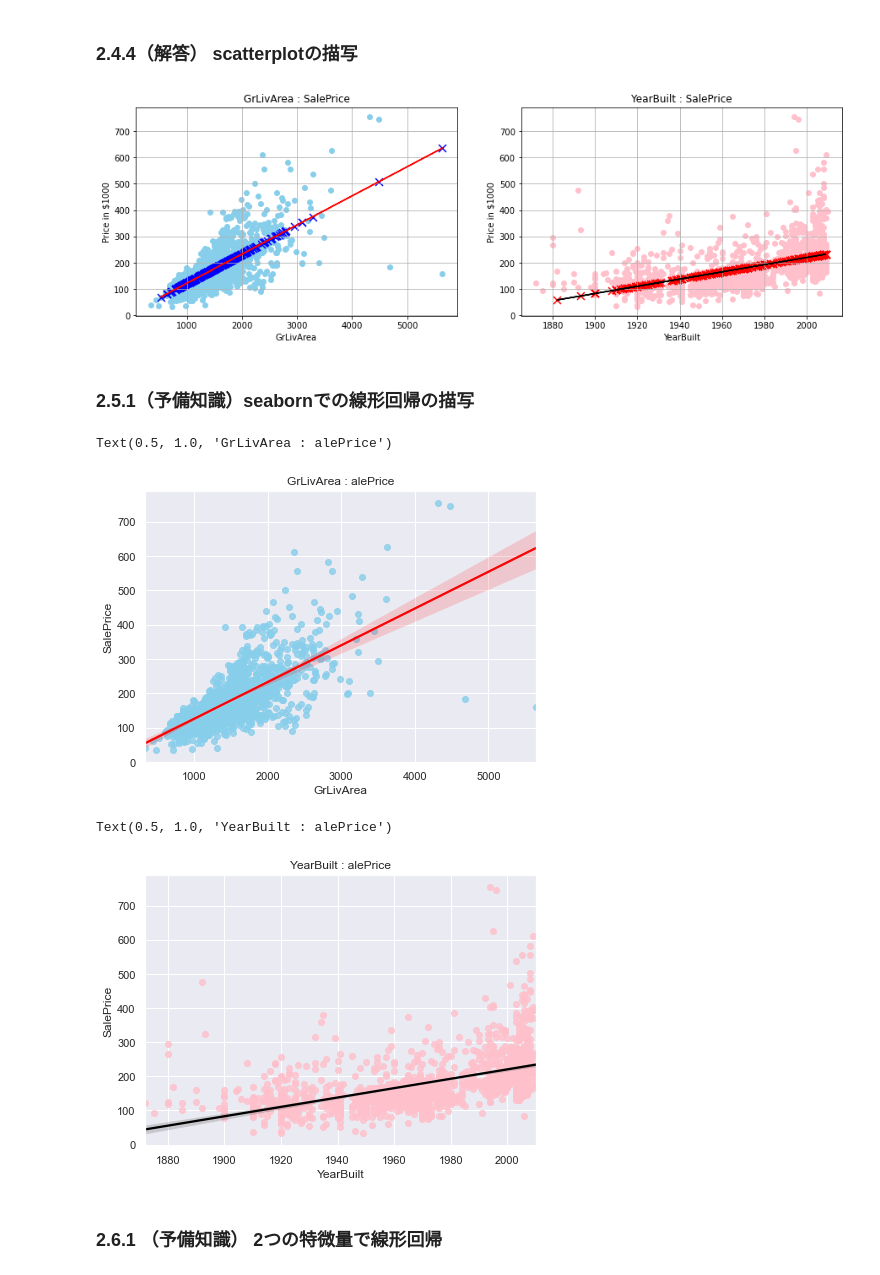
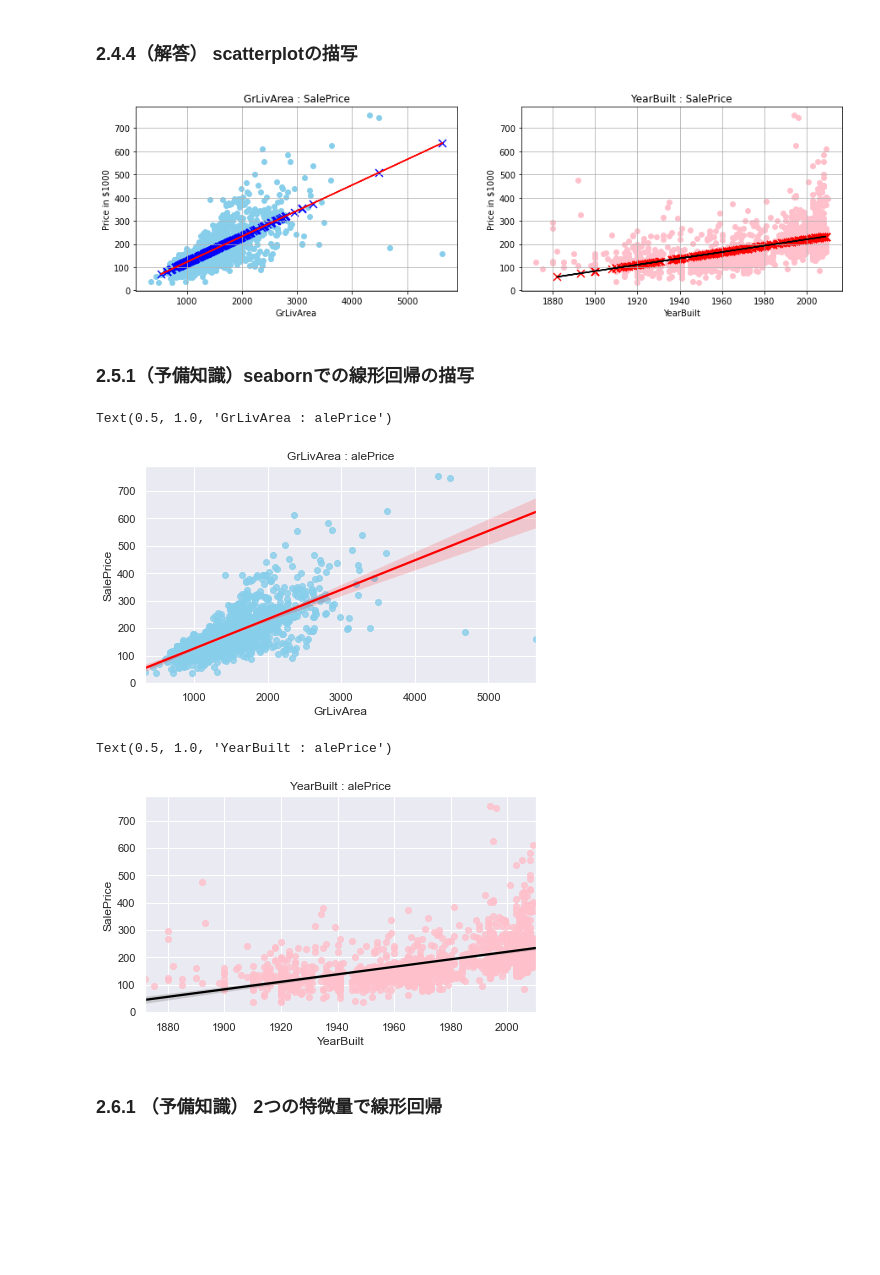
Before and after one commit to T-Sawao/diveintocode-ml, a Jupyter notebook: week4-session2.ipynb, the cells around one changed output. Drawn from its saved outputs; the diff is of its cells as text; code cells hidden in the pictures; blank space fills up the shorter version.

```diff
--- a/week4-session2.ipynb
+++ b/week4-session2.ipynb
@@ -193,7 +193,7 @@ GrLivArea_test = x_test[:,[0]]
 YearBuilt_train = x_train[:,[1]]
 YearBuilt_test = x_test[:,[1]]
 
-def senkeikaiki(x1, x, y = y_train, model= LinearRegression()):
+def senkeikaiki(x1, x, y, model = LinearRegression()):
 
     # 学習
     model = model.fit(x,y)
@@ -263,22 +263,18 @@ r2    : 0.27
 ### 2.4.3（予備知識） 線形モデルの確認
 # %%
 # GrLivArea線形モデル
-lr_plot = LinearRegression()
-X = GrLivArea_test  # 説明変数（Numpyの配列）
-Y = gla_a           # 目的変数（Numpyの配列）
-lr_plot.fit(X, Y)        # 線形モデルの重みを学習
+g_plot = LinearRegression()
+g_plot.fit(GrLivArea_test, gla_total)  # 線形モデルの重みを学習
 
-print('coefficient = ', lr_plot.coef_[0]) # 説明変数の係数を出力
-print('intercept = ', lr_plot.intercept_) # 切片を出力
+print('coefficient = ', g_plot.coef_[0]) # 説明変数の係数を出力
+print('intercept = ', g_plot.intercept_) # 切片を出力
 
 # YearBuilt線形モデル
-lr1_plot = LinearRegression()
-X1 = YearBuilt_test  # 説明変数（Numpyの配列）
-Y1 = yb_a           # 目的変数（Numpyの配列）
-lr1_plot.fit(X1, Y1)        # 線形モデルの重みを学習
+y_plot = LinearRegression()
+y_plot.fit(YearBuilt_test, yb_total)  # 線形モデルの重みを学習
 
-print('coefficient = ', lr1_plot.coef_[0]) # 説明変数の係数を出力
-print('intercept = ', lr1_plot.intercept_) # 切片を出力
+print('coefficient = ', y_plot.coef_[0]) # 説明変数の係数を出力
+print('intercept = ', y_plot.intercept_) # 切片を出力
 # %% [output]
 coefficient =  [110.42073095]
 intercept =  [12764.36075362]
@@ -287,50 +283,49 @@ intercept =  [-2517567.32153814]
 # %% [markdown]
 ### 2.4.4（解答） scatterplotの描写
 # %%
-fig = plt.figure(figsize=(15, 10))
+fig = plt.figure(figsize=(15, 4))
 
-ax1 = fig.add_subplot(2, 2, 1)
-ax2 = fig.add_subplot(2, 2, 2)
+ax1 = fig.add_subplot(1, 2, 1)
+ax2 = fig.add_subplot(1, 2, 2)
 
-ax1.scatter(X_data['GrLivArea'], Y_data/1000, color="skyblue")
-ax1.scatter(GrLivArea_test, gla_a/1000, color="blue", marker="x", s=80) # 線形回帰の検証データを出力
-ax1.plot(X, lr_plot.predict(X)/1000, color = 'red') # 回帰直線をプロット
+ax1.scatter(X_DATA['GrLivArea'], Y_DATA/1000, color="skyblue")
+ax1.scatter(GrLivArea_test, gla_total/1000, color="blue", marker="x", s=80) # 線形回帰の検証データを出力
+ax1.plot(GrLivArea_test, g_plot.predict(GrLivArea_test)/1000, color = 'red') # 回帰直線をプロット
 ax1.set_title("GrLivArea : SalePrice")
 ax1.set_xlabel("GrLivArea")
 ax1.set_ylabel("Price in $1000")
 ax1.grid(True)
 
-ax2.scatter(X_data["YearBuilt"], Y_data/1000, color="pink")
-ax2.scatter(YearBuilt_test, yb_a/1000, color="red", marker="x", s=80) # 線形回帰の検証データを出力
-ax2.plot(X1, lr1_plot.predict(X1)/1000, color = 'black') # 回帰直線をプロット
+ax2.scatter(X_DATA["YearBuilt"], Y_DATA/1000, color="pink")
+ax2.scatter(YearBuilt_test, yb_total/1000, color="red", marker="x", s=80) # 線形回帰の検証データを出力
+ax2.plot(YearBuilt_test, y_plot.predict(YearBuilt_test)/1000, color = 'black') # 回帰直線をプロット
 ax2.set_title("YearBuilt : SalePrice")
 ax2.set_xlabel("YearBuilt")
 ax2.set_ylabel("Price in $1000")
-
 ax2.grid(True)
 # %% [output]
-[figure, old version]
+[figure, new version]
 # %% [markdown]
 ### 2.5.1（予備知識）seabornでの線形回帰の描写
 # %%
 import seaborn as sns
 sns.set()
 
-fig, axes = plt.subplots(figsize=(7,5))
+fig, axes = plt.subplots(figsize=(7,4))
 
-sns.regplot(X_data['GrLivArea'], Y_data/1000, color="skyblue", line_kws={"color":"red"})
+sns.regplot(X_DATA['GrLivArea'], Y_DATA/1000, color="skyblue", line_kws={"color":"red"})
 axes.set_title("GrLivArea : alePrice")
 # %% [output]
 Text(0.5, 1.0, 'GrLivArea : alePrice')
-[figure, old version]
+[figure, new version]
 # %%
-fig, axes = plt.subplots(figsize=(7, 5))
+fig, axes = plt.subplots(figsize=(7, 4))
 
-sns.regplot(X_data['YearBuilt'], Y_data/1000, color="pink", line_kws={"color":"black"})
+sns.regplot(X_DATA['YearBuilt'], Y_DATA/1000, color="pink", line_kws={"color":"black"})
 axes.set_title("YearBuilt : alePrice")
 # %% [output]
 Text(0.5, 1.0, 'YearBuilt : alePrice')
-[figure, old version]
+[figure, new version]
 # %% [markdown]
 ### 2.6.1 （予備知識） 2つの特微量で線形回帰
 # %%
```
Also changed, not shown: parts of 24 cells of this notebook.
